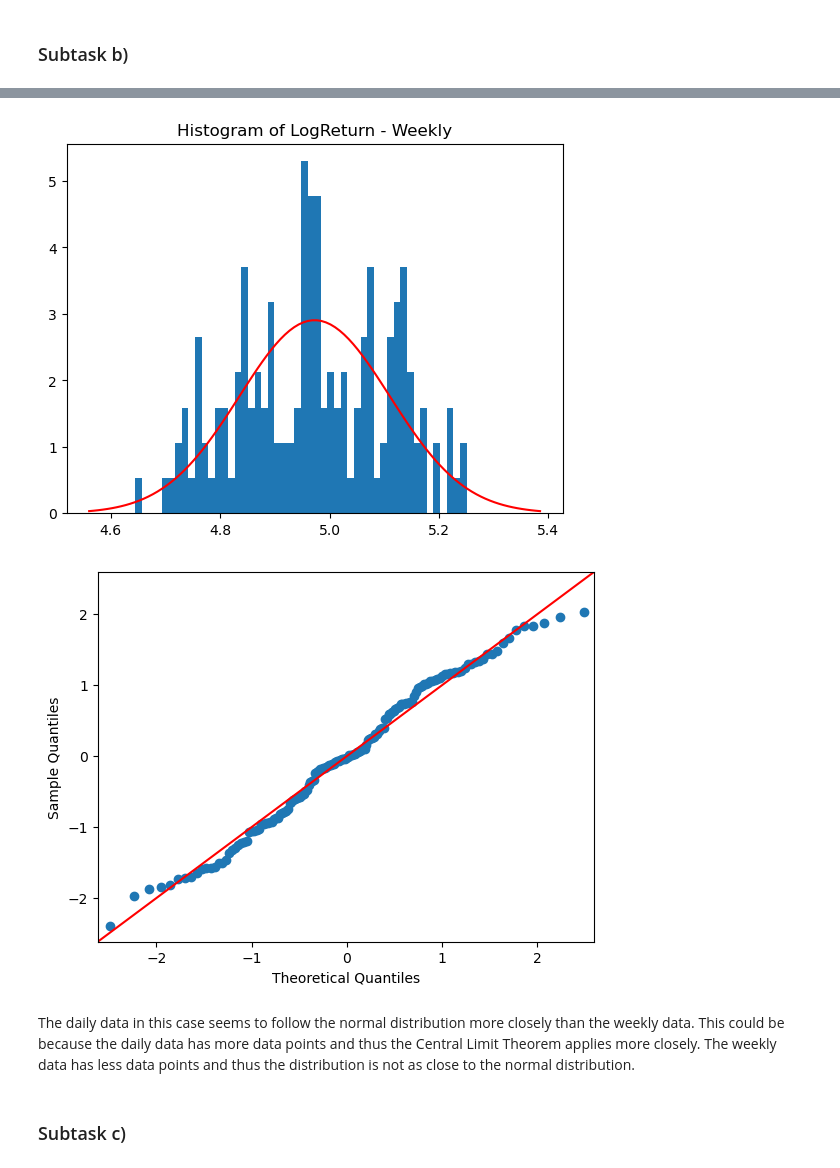
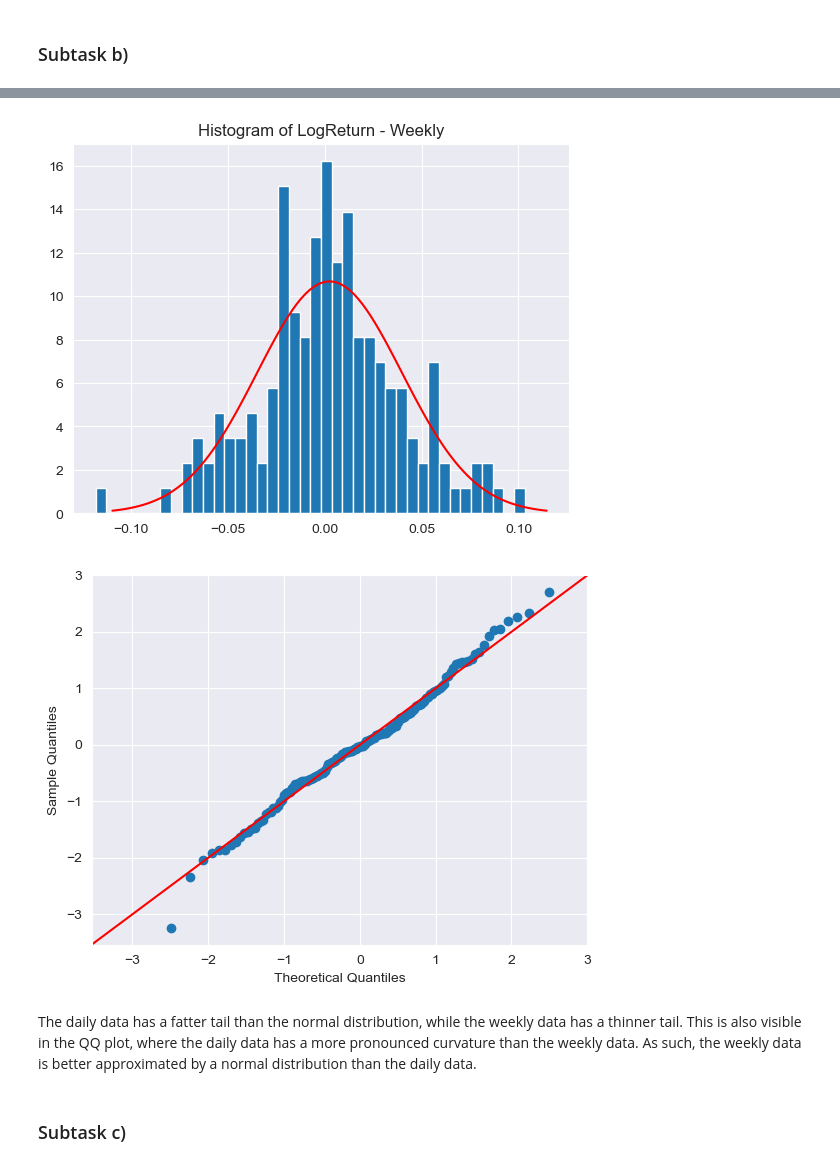
Before and after one commit to andreist3fan/ovmHW1, a Jupyter notebook: homework1.ipynb, the cells around one changed output, grey strips where cells are left out. Drawn from its saved outputs; the diff is of its cells as text; code cells hidden in the pictures.

```diff
--- a/homework1.ipynb
+++ b/homework1.ipynb
@@ -150,23 +155,24 @@ plt.show()
 # %%
 weekly_data = pd.read_csv("data/WeeklyData - STOCK_US_XNAS_AAPL.csv")
 # print(daily_data)
 weekly_data['Date'] = pd.to_datetime(weekly_data['Date'])
+weekly_data.sort_values('Date', inplace=True)
 weekly_data.set_index('Date', inplace=True)
-weekly_data['LogReturn'] = np.log(weekly_data['Close'] - np.log(weekly_data['Close'].shift(1)))
+weekly_data['LogReturn'] = np.log(weekly_data['Close']) - np.log(weekly_data['Close'].shift(1))
 
 
-plt.hist(weekly_data.LogReturn, bins=50, density = True)
+plt.hist(weekly_data.LogReturn, bins=40, density = True)
 plt.title("Histogram of LogReturn - Weekly")
 
 mean = weekly_data.LogReturn.mean()
 variance = weekly_data.LogReturn.var()
 stddev = np.sqrt(variance)
 
 x = np.linspace(mean - 3 * stddev, mean + 3 * stddev, 100)
 plt.plot(x, 1 / (stddev * np.sqrt(2 * np.pi)) * np.exp(- (x - mean) ** 2 / (2 * stddev ** 2)), color='r')
 plt.show()
 # %% [output]
-[figure, old version]
+[figure, new version]
 # %%
 foo = weekly_data['LogReturn']
 foo = foo.dropna()
@@ -174,9 +180,9 @@ foo = foo.dropna()
 sm.qqplot(foo, stats.norm, fit=True, line='45')
 plt.show()
 # %% [output]
-[figure, old version]
+[figure, new version]
 # %% [markdown]
-The daily data in this case seems to follow the normal distribution more closely than the weekly data. This could be because the daily data has more data points and thus the Central Limit Theorem applies more closely. The weekly data has less data points and thus the distribution is not as close to the normal distribution.
+The daily data has a fatter tail than the normal distribution, while the weekly data has a thinner tail. This is also visible in the QQ plot, where the daily data has a more pronounced curvature than the weekly data. As such, the weekly data is better approximated by a normal distribution than the daily data.
 # %% [markdown]
 ### Subtask c)
 # %% [markdown]
```
Also changed, not shown: parts of 24 cells of this notebook, 1 other file.
